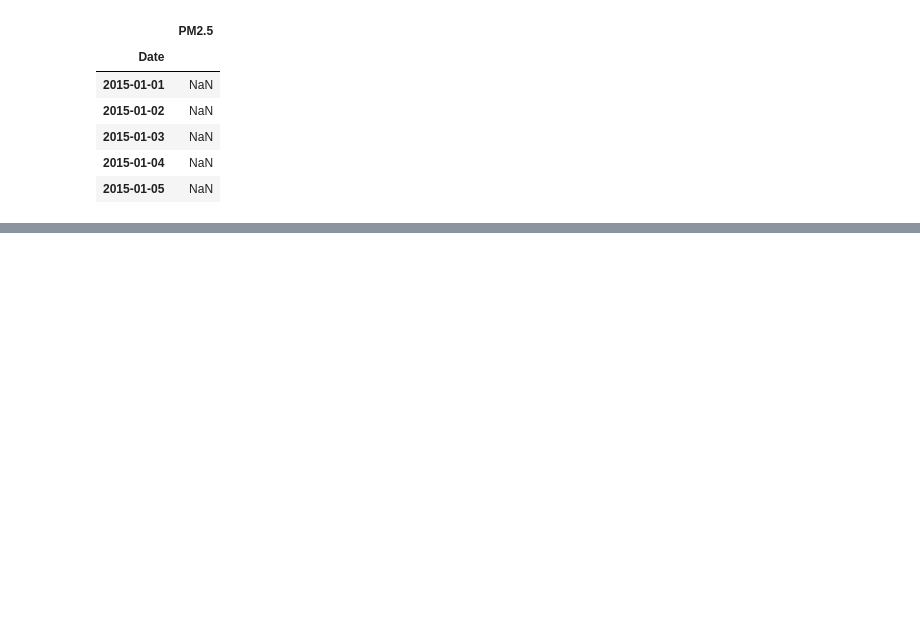
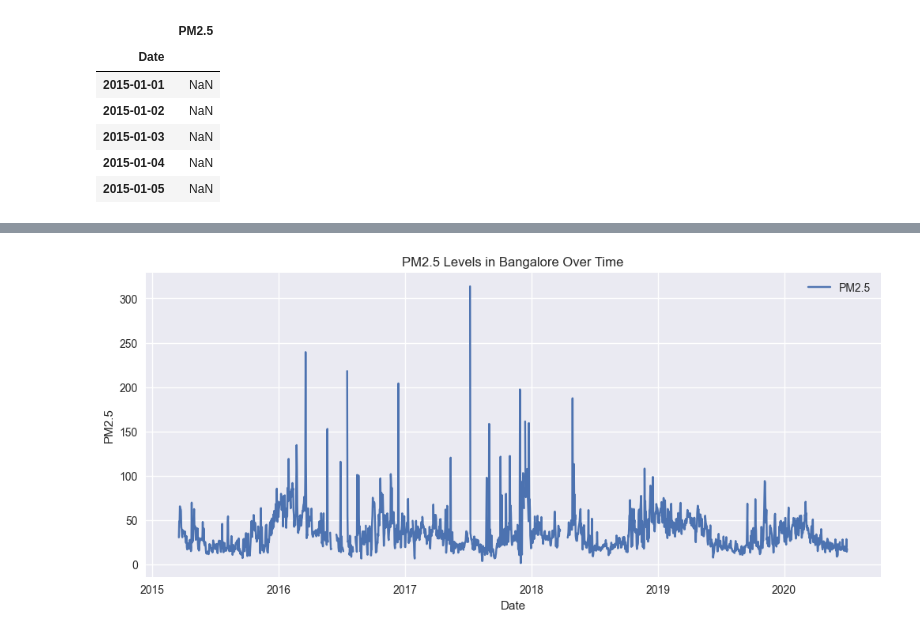
Before and after one commit to Yashvi75/bangalore-air-quality-forecasting, a Jupyter notebook: notebooks/time_series_analysis.ipynb, the cells around one changed output, grey strips where cells are left out. Saved outputs shown, nothing was run; the diff lists cells and outputs as text; code cells hidden in the pictures; blank space fills up the shorter version.

Commit message:
Performed time series analysis: trend, moving average, and decomposition

```diff
--- a/notebooks/time_series_analysis.ipynb
+++ b/notebooks/time_series_analysis.ipynb
@@ -55,0 +62,2 @@ blr_df.head()
+# %%
+blr_df = blr_df.dropna()
@@ -55,0 +86,11 @@ blr_df.head()
+# %%
+# Plot PM2.5 Trend
+plt.figure(figsize=(12,5))
+plt.plot(blr_df['PM2.5'], label='PM2.5')
+plt.title('PM2.5 Levels in Bangalore Over Time')
+plt.xlabel('Date')
+plt.ylabel('PM2.5')
+plt.legend()
+plt.show()
+# %% [output]
+[figure, added]
```
Also changed, not shown: parts of 4 cells of this notebook.
